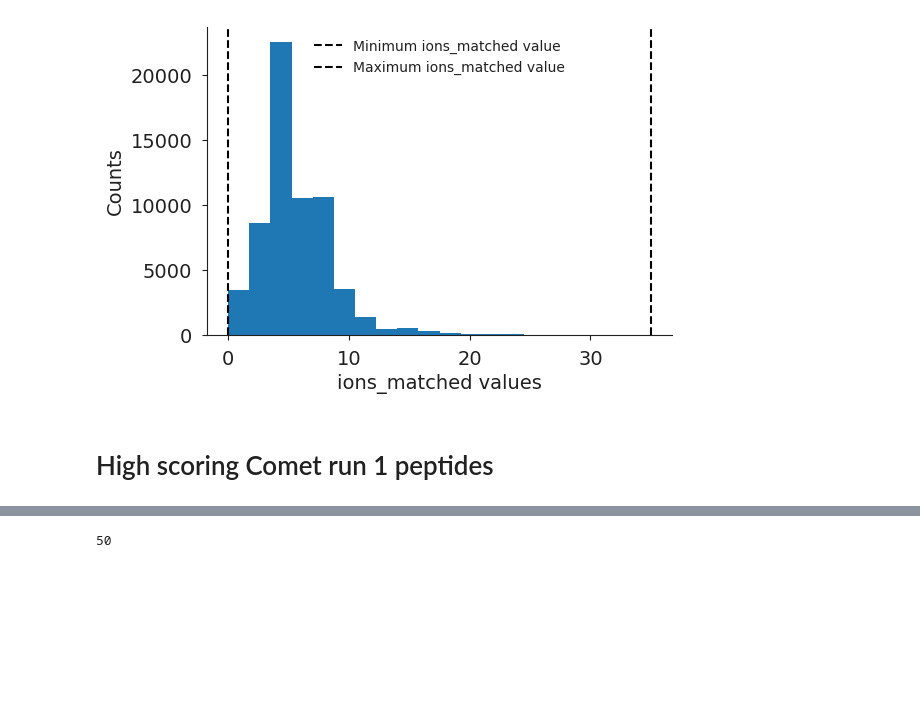
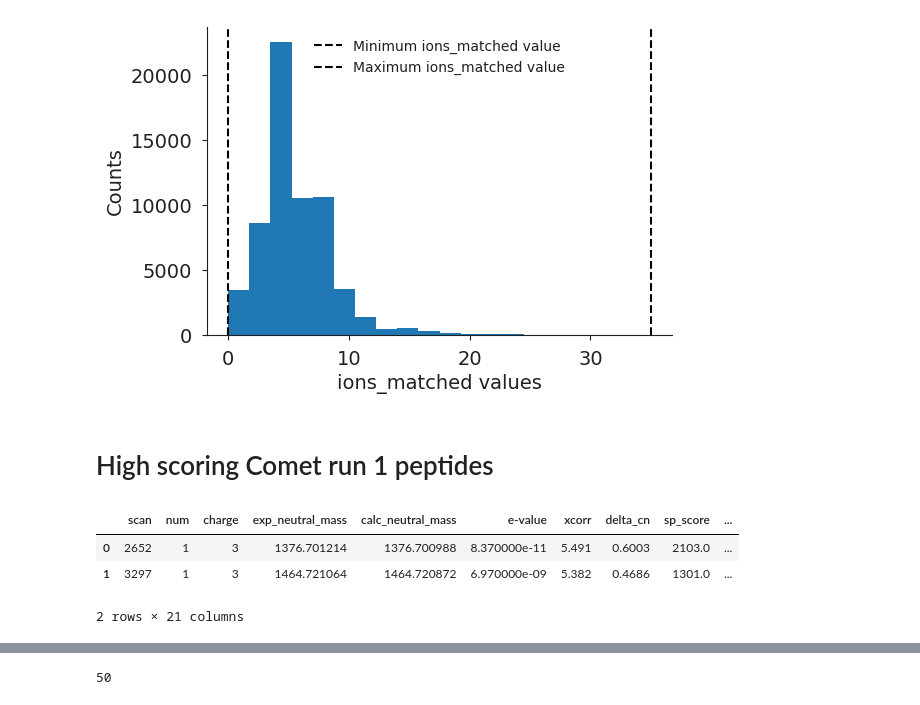
Before and after one commit to ryanlayerlab/hypedsearch, a Jupyter notebook: comet_data.ipynb, the cells around one changed output, grey strips where cells are left out. Saved outputs shown, nothing was run; the diff lists cells and outputs as text; code cells hidden in the pictures; blank space fills up the shorter version.

```diff
--- a/comet_data.ipynb
+++ b/comet_data.ipynb
@@ -204,3 +214,15 @@ finalize(axs)
 [figure]
 # %% [markdown]
 # High scoring Comet run 1 peptides
+# %%
+PL = "peptide_len"
+# Sort comet run 1 df so highest xcorr rows are on top
+df = comet_df.sort_values(by="xcorr", ascending=False)
+df.reset_index(inplace=True, drop=True)
+df.head(2)
+df[PL] = df[PLAIN_PEPTIDE].apply(lambda peptide: len(peptide))
+# %% [output]
+|  | scan | num | charge | exp_neutral_mass | calc_neutral_mass | e-value | xcorr | delta_cn | sp_score | ... |
+| 0 | 2652 | 1 | 3 | 1376.701214 | 1376.700988 | 8.370000e-11 | 5.491 | 0.6003 | 2103.0 | ... |
+| 1 | 3297 | 1 | 3 | 1464.721064 | 1464.720872 | 6.970000e-09 | 5.382 | 0.4686 | 1301.0 | ... |
+2 rows × 21 columns
```
Also changed, not shown: parts of 5 cells of this notebook, 29 other files.
